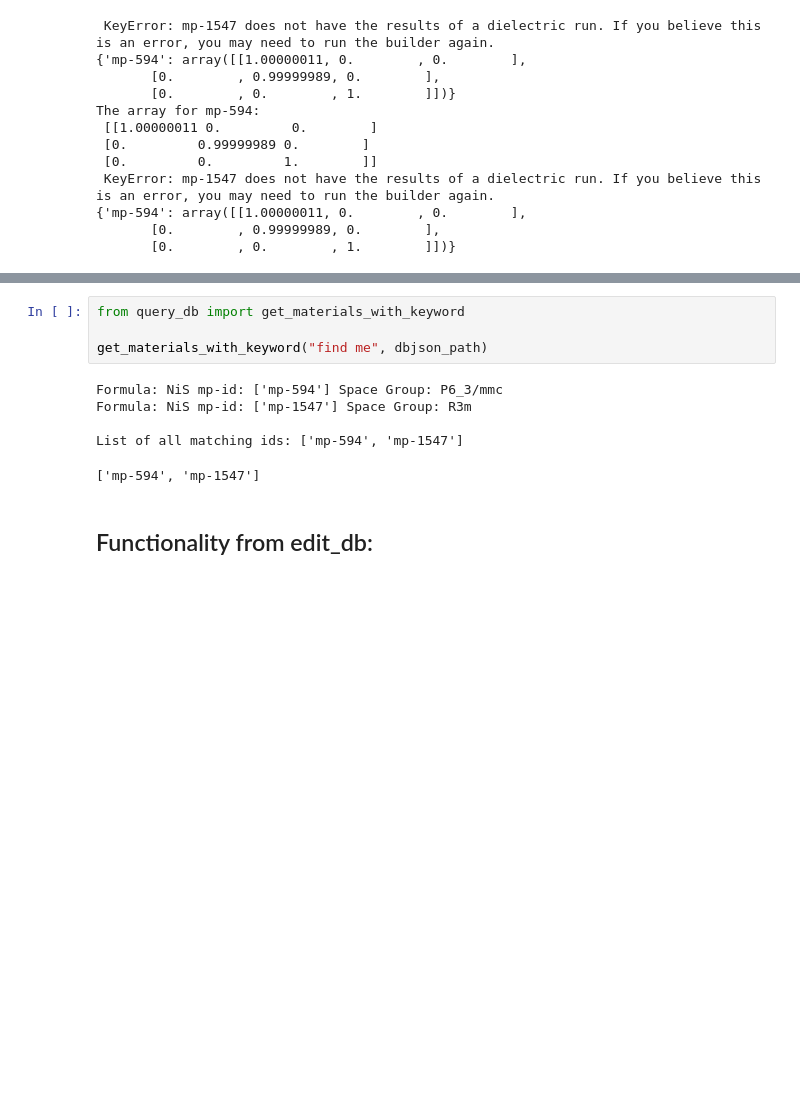
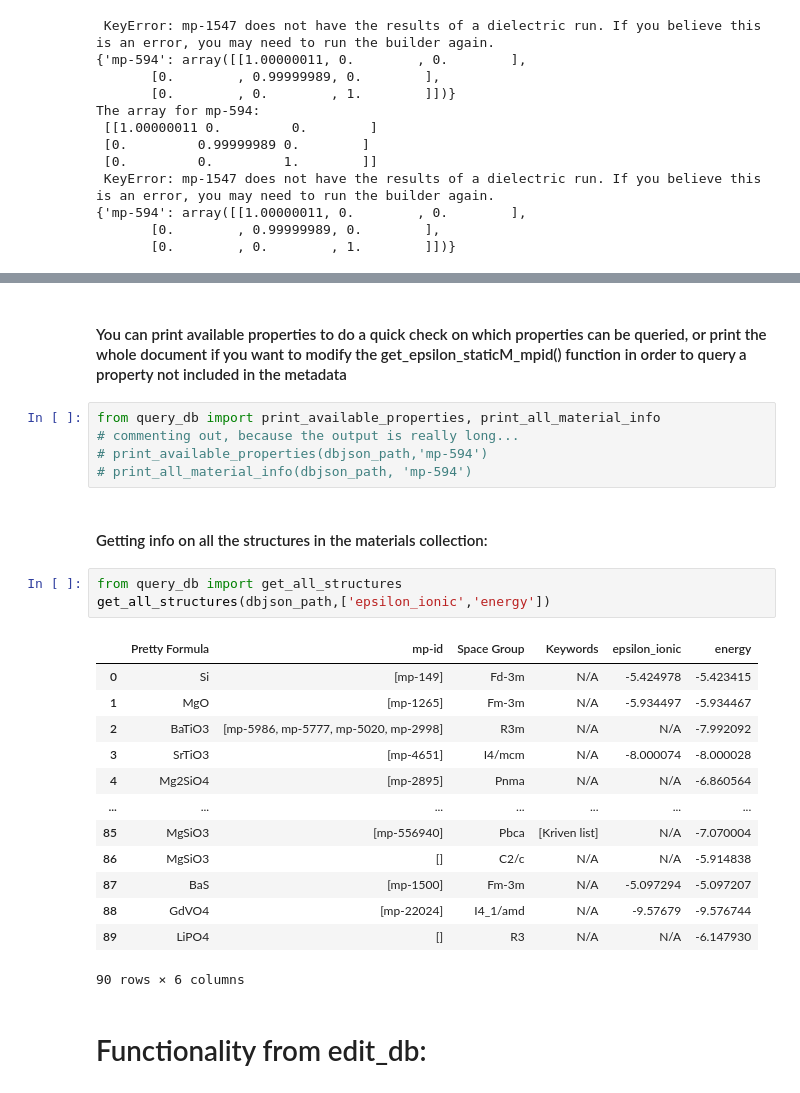
Before and after one commit to calebcsjm/atomate_helper, a Jupyter notebook: atomate_helper/functionality_demo.ipynb, the cells around one changed output, grey strips where cells are left out. Drawn from its saved outputs; the diff is of its cells as text; blank space fills up the shorter version.

```diff
--- a/atomate_helper/functionality_demo.ipynb
+++ b/atomate_helper/functionality_demo.ipynb
@@ -78,12 +140,28 @@ The array for mp-594:
+# %% [markdown]
+#### You can print available properties to do a quick check on which properties can be queried, or print the whole document if you want to modify the get_epsilon_staticM_mpid() function in order to query a property not included in the metadata
+# %%
+from query_db import print_available_properties, print_all_material_info
+# commenting out, because the output is really long...
+# print_available_properties(dbjson_path,'mp-594')
+# print_all_material_info(dbjson_path, 'mp-594')
+# %% [markdown]
+#### Getting info on all the structures in the materials collection:
 # %%
-from query_db import get_materials_with_keyword
-
-get_materials_with_keyword("find me", dbjson_path)
+from query_db import get_all_structures
+get_all_structures(dbjson_path,['epsilon_ionic','energy'])
 # %% [output]
+|  | Pretty Formula | mp-id | Space Group | Keywords | epsilon_ionic | energy |
+| 0 | Si | [mp-149] | Fd-3m | N/A | -5.424978 | -5.423415 |
+| 1 | MgO | [mp-1265] | Fm-3m | N/A | -5.934497 | -5.934467 |
+| 2 | BaTiO3 | [mp-5986, mp-5777, mp-5020, mp-2998] | R3m | N/A | N/A | -7.992092 |
+| 3 | SrTiO3 | [mp-4651] | I4/mcm | N/A | -8.000074 | -8.000028 |
+| 4 | Mg2SiO4 | [mp-2895] | Pnma | N/A | N/A | -6.860564 |
+| ... | ... | ... | ... | ... | ... | ... |
+| 85 | MgSiO3 | [mp-556940] | Pbca | [Kriven list] | N/A | -7.070004 |
+| 86 | MgSiO3 | [] | C2/c | N/A | N/A | -5.914838 |
+| 87 | BaS | [mp-1500] | Fm-3m | N/A | -5.097294 | -5.097207 |
+| 88 | GdVO4 | [mp-22024] | I4_1/amd | N/A | -9.57679 | -9.576744 |
+| 89 | LiPO4 | [] | R3 | N/A | N/A | -6.147930 |
-Formula: NiS mp-id: ['mp-594'] Space Group: P6_3/mmc
-Formula: NiS mp-id: ['mp-1547'] Space Group: R3m
-
-List of all matching ids: ['mp-594', 'mp-1547']
+90 rows × 6 columns
-['mp-594', 'mp-1547']
 # %% [markdown]
-## Functionality from edit_db:
+# Functionality from edit_db:
```
Also changed, not shown: parts of 20 cells of this notebook, 2 other files.
